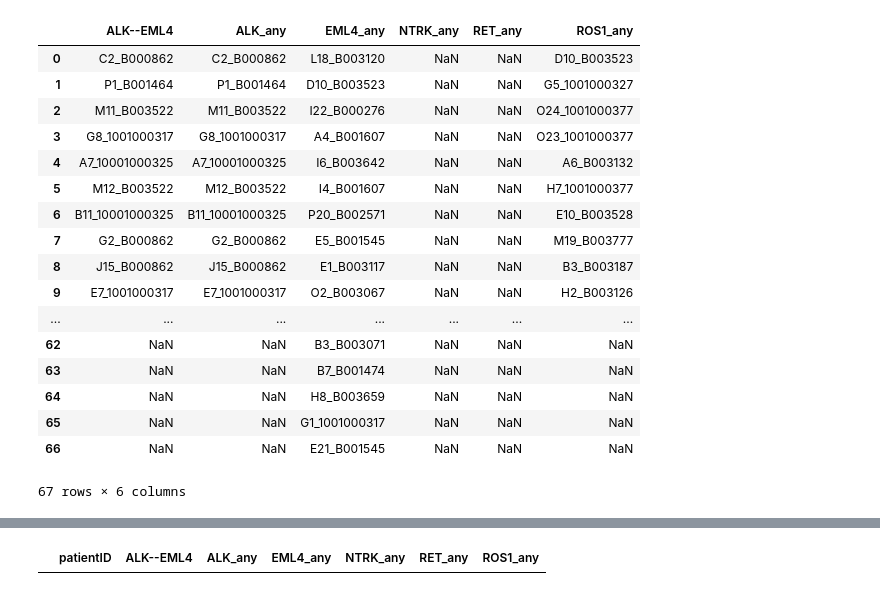
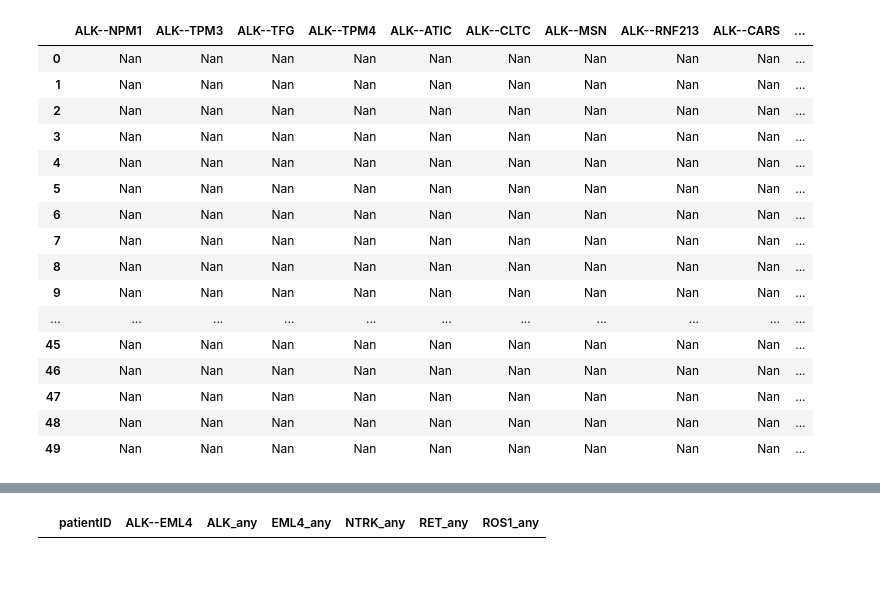
Before and after one commit to czbiohub/fusion_detection_pipeline, a Jupyter notebook: fusionSearch/fusions_x_patient_notebook.ipynb, the cells around one changed output, grey strips where cells are left out. Cells and saved outputs as stored; diff of their text form; code cells hidden in the pictures.

Commit message:
new fusionsDF

```diff
--- a/fusionSearch/fusions_x_patient_notebook.ipynb
+++ b/fusionSearch/fusions_x_patient_notebook.ipynb
@@ -231,26 +0,0 @@ fusionsDF
-# %%
-fusionsDF['ALK--EML4'] = pd.Series(ALK_EML4['cellName'])
-fusionsDF['ALK_any'] = pd.Series(ALK_any['cellName'])
-fusionsDF['ROS1_any'] = pd.Series(ROS1_any['cellName'])
-fusionsDF['NTRK_any'] = pd.Series(NTRK_any['cellName'])
-fusionsDF['RET_any'] = pd.Series(RET_any['cellName'])
-fusionsDF
-# %% [output]
-|  | ALK--EML4 | ALK_any | EML4_any | NTRK_any | RET_any | ROS1_any |
-| 0 | C2_B000862 | C2_B000862 | L18_B003120 | NaN | NaN | D10_B003523 |
-| 1 | P1_B001464 | P1_B001464 | D10_B003523 | NaN | NaN | G5_1001000327 |
-| 2 | M11_B003522 | M11_B003522 | I22_B000276 | NaN | NaN | O24_1001000377 |
-| 3 | G8_1001000317 | G8_1001000317 | A4_B001607 | NaN | NaN | O23_1001000377 |
-| 4 | A7_10001000325 | A7_10001000325 | I6_B003642 | NaN | NaN | A6_B003132 |
-| 5 | M12_B003522 | M12_B003522 | I4_B001607 | NaN | NaN | H7_1001000377 |
-| 6 | B11_10001000325 | B11_10001000325 | P20_B002571 | NaN | NaN | E10_B003528 |
-| 7 | G2_B000862 | G2_B000862 | E5_B001545 | NaN | NaN | M19_B003777 |
-| 8 | J15_B000862 | J15_B000862 | E1_B003117 | NaN | NaN | B3_B003187 |
-| 9 | E7_1001000317 | E7_1001000317 | O2_B003067 | NaN | NaN | H2_B003126 |
-| ... | ... | ... | ... | ... | ... | ... |
-| 62 | NaN | NaN | B3_B003071 | NaN | NaN | NaN |
-| 63 | NaN | NaN | B7_B001474 | NaN | NaN | NaN |
-| 64 | NaN | NaN | H8_B003659 | NaN | NaN | NaN |
-| 65 | NaN | NaN | G1_1001000317 | NaN | NaN | NaN |
-| 66 | NaN | NaN | E21_B001545 | NaN | NaN | NaN |
-67 rows × 6 columns
@@ -256,0 +4,5 @@ fusionsDF
+# %%
+import numpy as np
+import pandas as pd
+pd.set_option('display.max_rows', 999)
+pd.options.display.max_columns = None
@@ -256,0 +17,34 @@ fusionsDF
+# %%
+fusionsList = ['ALK--NPM1', 'ALK--TPM3', 'ALK--TFG', 'ALK--TPM4', 'ALK--ATIC', 'ALK--CLTC', 'ALK--MSN',
+               'ALK--RNF213', 'ALK--CARS', 'ALK--EML4', 'ALK--KIF5B', 'ALK--C2orf22', 'ALK--DCTN1',
+               'ALK--HIP1', 'ALK--TPR', 'ALK--RANBP2', 'ALK--PPFIBP1', 'ALK--SEC31A', 'ALK--STRN',
+               'ALK--VCL', 'ALK--C2orf44', 'ALK--KLC1', 'BRAF--AKAP9', 'BRAF--KIAA1549', 'BRAF--CEP88',
+               'BRAF--LSM14A', 'BRAF--SND1', 'BRAF--FCHSD1', 'BRAF--SLC45A3', 'BRAF--FAM131B', 'BRAF--RNF130',
+               'BRAF--CLCN6', 'BRAF--MKRN1', 'BRAF--GNAI1', 'BRAF--AGTRAP', 'ROS1--CD74', 'ROS1--GOPC',
+               'ROS1--SDC4', 'ROS1--SLC34A2', 'ROS1--EZR', 'ROS1--LRIG3', 'ROS1--HLA-A',  'ROS1--MYO5A',
+               'ROS1--PPFIBP1', 'ROS1--ERC1', 'ROS1--CLIP1', 'ROS1--TPM3', 'ROS1--ZCCHHC8', 'ROS1--KIAA1598',
+               'ROS1--PWWP2A', 'TGF--NR4A3', 'PDGFRB--HIP1', 'PDGFRB--CCDC6', 'CD74--NRG1', 'RET--H4',
+               'RET--PRKAR1A', 'RET--NCOA4', 'RET--PCM1', 'RET--GOLGA5', 'RET--TRIM33', 'RET--KTN1', 'RET--TRIM27',
+               'RET--HOOK3', 'RET--KIF5B', 'RET--CCDC6', 'TP63--TBL1XR1', 'NOTCH1--TRB', 'NOTCH1--SEC16A',
+               'NOTCH1--GABBR2', 'NTRK1--TPM3', 'NTRK1--TP53', 'NTRK1--TPR', 'NTRK1--TFG']
+# %%
+fusionsDF = pd.DataFrame('Nan', index=np.arange(50), columns=fusionsList)
+fusionsDF
+# %% [output]
+|  | ALK--NPM1 | ALK--TPM3 | ALK--TFG | ALK--TPM4 | ALK--ATIC | ALK--CLTC | ALK--MSN | ALK--RNF213 | ALK--CARS | ... |
+| 0 | Nan | Nan | Nan | Nan | Nan | Nan | Nan | Nan | Nan | ... |
+| 1 | Nan | Nan | Nan | Nan | Nan | Nan | Nan | Nan | Nan | ... |
+| 2 | Nan | Nan | Nan | Nan | Nan | Nan | Nan | Nan | Nan | ... |
+| 3 | Nan | Nan | Nan | Nan | Nan | Nan | Nan | Nan | Nan | ... |
+| 4 | Nan | Nan | Nan | Nan | Nan | Nan | Nan | Nan | Nan | ... |
+| 5 | Nan | Nan | Nan | Nan | Nan | Nan | Nan | Nan | Nan | ... |
+| 6 | Nan | Nan | Nan | Nan | Nan | Nan | Nan | Nan | Nan | ... |
+| 7 | Nan | Nan | Nan | Nan | Nan | Nan | Nan | Nan | Nan | ... |
+| 8 | Nan | Nan | Nan | Nan | Nan | Nan | Nan | Nan | Nan | ... |
+| 9 | Nan | Nan | Nan | Nan | Nan | Nan | Nan | Nan | Nan | ... |
+| ... | ... | ... | ... | ... | ... | ... | ... | ... | ... | ... |
+| 45 | Nan | Nan | Nan | Nan | Nan | Nan | Nan | Nan | Nan | ... |
+| 46 | Nan | Nan | Nan | Nan | Nan | Nan | Nan | Nan | Nan | ... |
+| 47 | Nan | Nan | Nan | Nan | Nan | Nan | Nan | Nan | Nan | ... |
+| 48 | Nan | Nan | Nan | Nan | Nan | Nan | Nan | Nan | Nan | ... |
+| 49 | Nan | Nan | Nan | Nan | Nan | Nan | Nan | Nan | Nan | ... |
```
Also changed, not shown: parts of 20 cells of this notebook.
